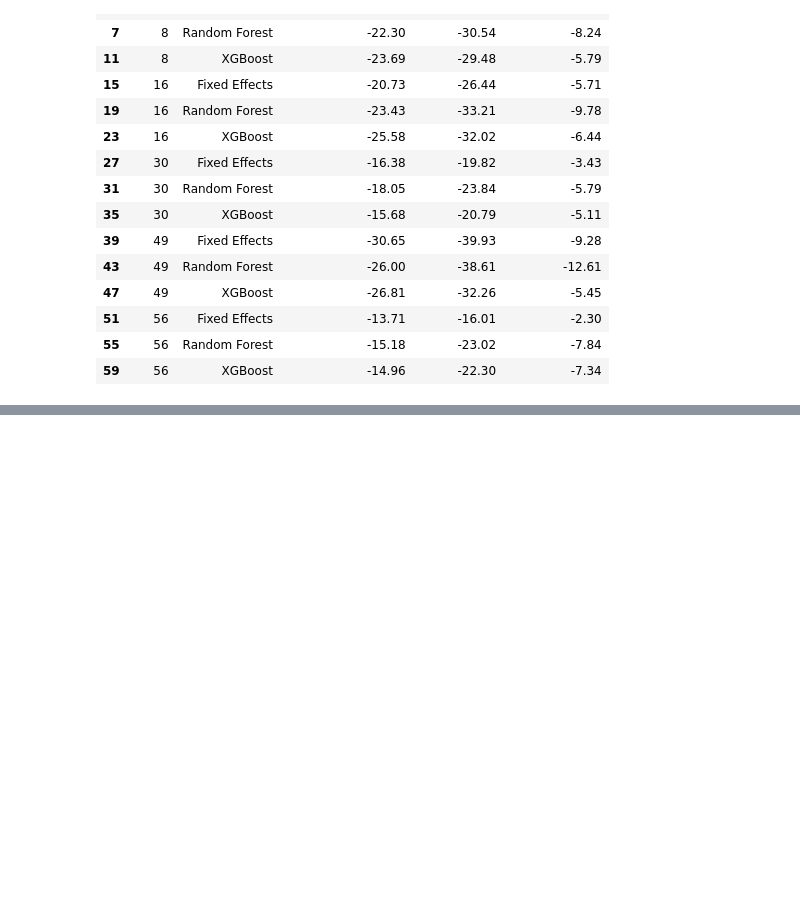
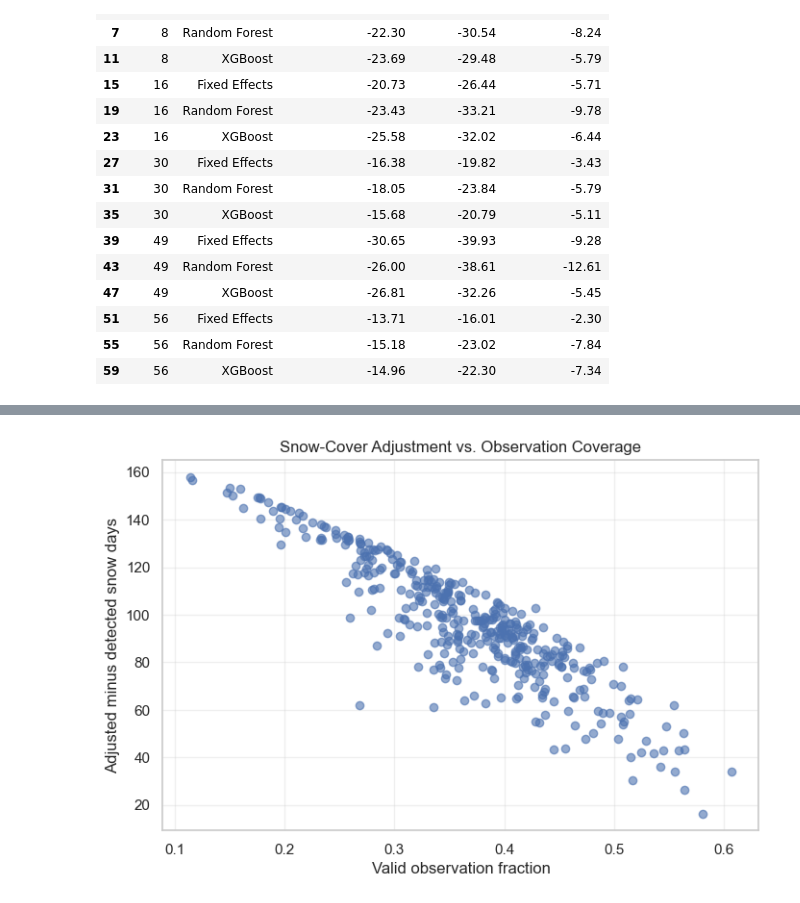
Before and after one commit to evasbenson/snow-ml-thesis, a Jupyter notebook: code/snow_model.ipynb, the cells around one changed output, grey strips where cells are left out. Drawn from its saved outputs; the diff is of its cells as text; code cells hidden in the pictures; blank space fills up the shorter version.

```diff
--- a/code/snow_model.ipynb
+++ b/code/snow_model.ipynb
@@ -15594,0 +20211,63 @@ display(
+# %%
+import pandas as pd
+import matplotlib.pyplot as plt
+
+snow = pd.read_csv(
+    DATA_DIR / "county_snow_validation_v3.csv"
+)
+
+snow = snow[
+    snow["year"].between(2004, 2023)
+].copy()
+
+snow["fips"] = snow["fips"].astype(str).str.zfill(5)
+
+snow = snow[
+    ~snow["fips"].isin(["16017", "16055"])
+].copy()
+
+snow["adjustment"] = (
+    snow["snow_adjusted_2000m"]
+    - snow["snow_detected_2000m"]
+)
+
+print("VALID OBSERVATION FRACTION")
+print(snow["valid_fraction_2000m"].describe().round(3))
+
+print("\nSNOW-DAY ADJUSTMENT")
+print(snow["adjustment"].describe().round(2))
+
+print("\nOBSERVATIONS WITH LOW VALID COVERAGE")
+for threshold in [0.25, 0.50, 0.75]:
+    count = (snow["valid_fraction_2000m"] < threshold).sum()
+    print(f"Below {threshold:.0%}: {count}")
+
+print("\nLARGEST ADJUSTMENTS")
+display(
+    snow[
+        [
+            "county",
+            "year",
+            "valid_fraction_2000m",
+            "snow_detected_2000m",
+            "snow_adjusted_2000m",
+            "adjustment"
+        ]
+    ]
+    .sort_values("adjustment", ascending=False)
+    .head(15)
+    .round(2)
+)
+
+plt.figure(figsize=(8, 5))
+plt.scatter(
+    snow["valid_fraction_2000m"],
+    snow["adjustment"],
+    alpha=0.6
+)
+plt.xlabel("Valid observation fraction")
+plt.ylabel("Adjusted minus detected snow days")
+plt.title("Snow-Cover Adjustment vs. Observation Coverage")
+plt.grid(alpha=0.3)
+plt.show()
+# %% [output]
@@ -15594,0 +20307 @@ display(
+[figure, added]
```
Also changed, not shown: parts of 40 cells of this notebook, 57 other files.
